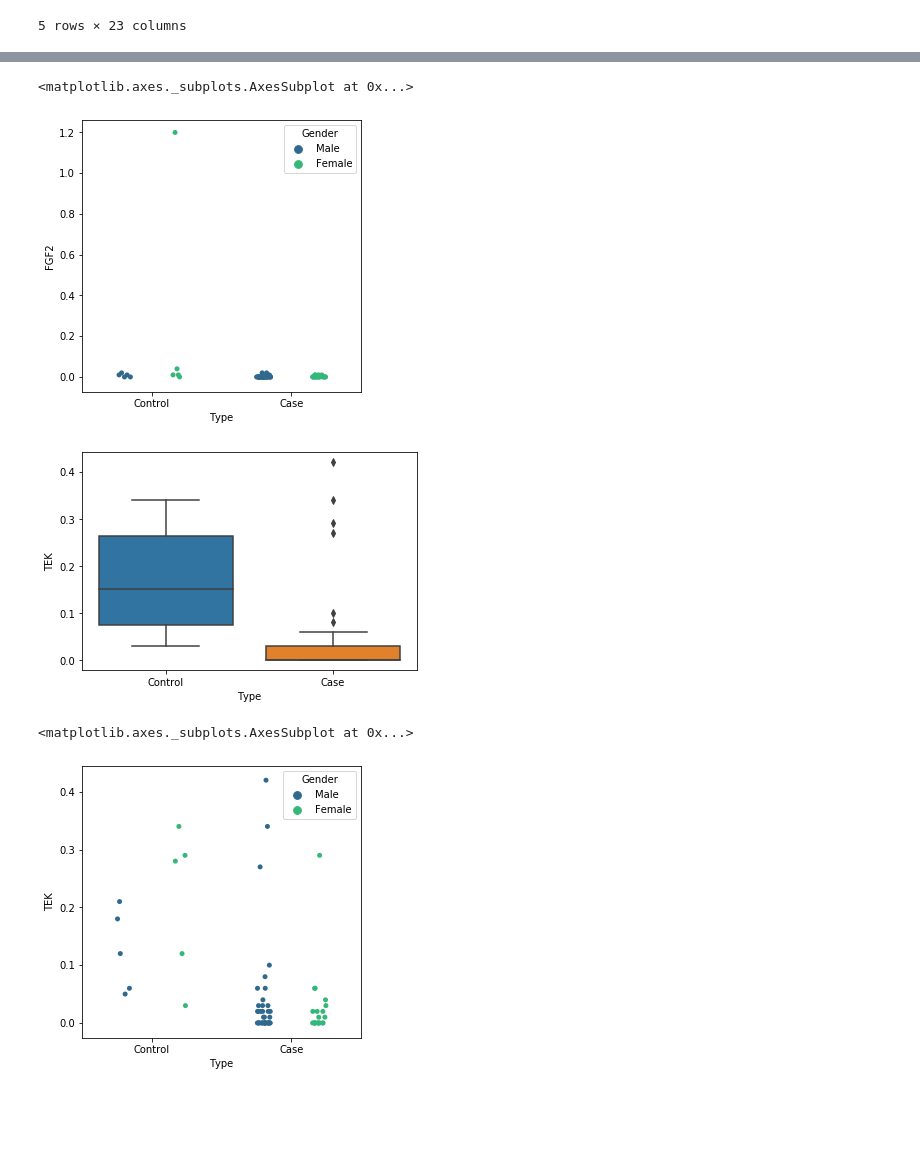
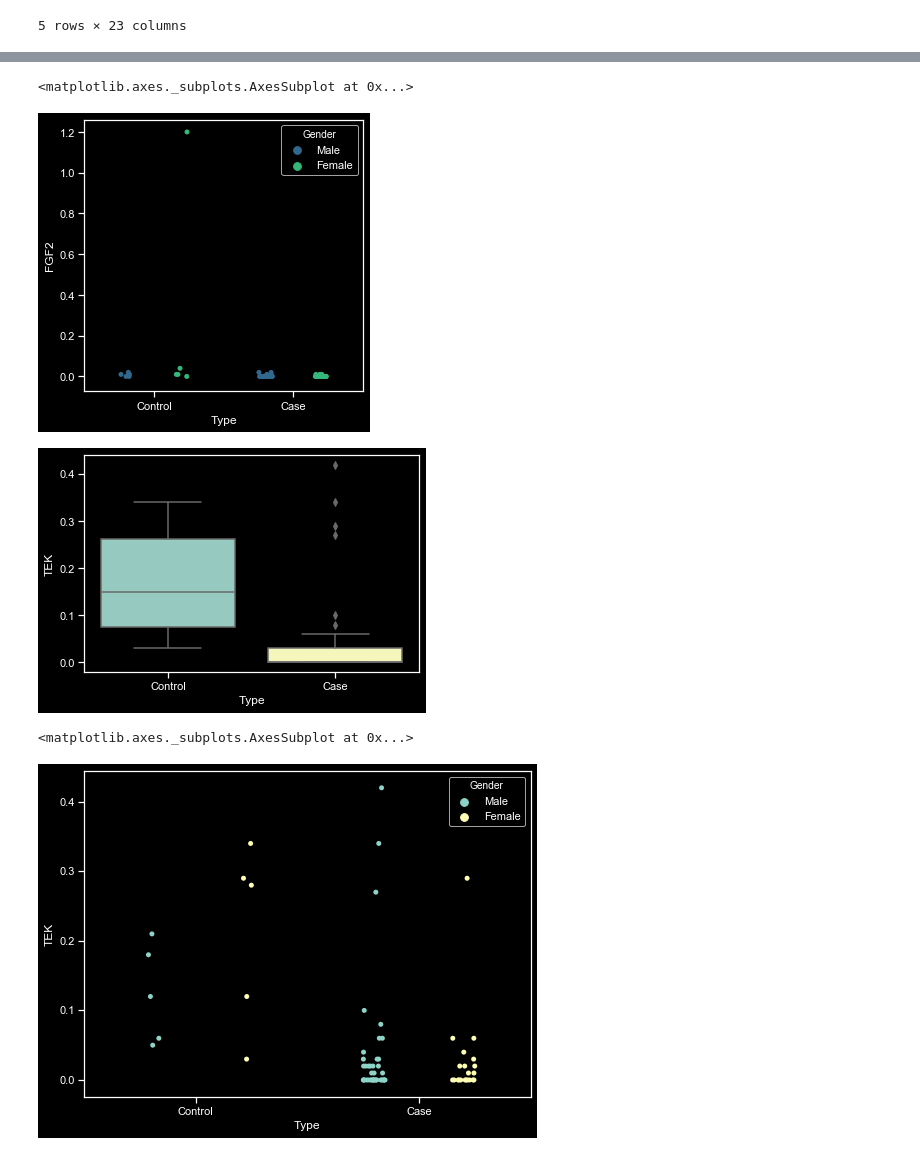
Before and after one commit to Viggyvenkat/HeartFailureDiagnosis, a Jupyter notebook: heart_failure_analysis.ipynb, the cells around one changed output, grey strips where cells are left out. Cells and saved outputs as stored; diff of their text form; code cells hidden in the pictures; blank space fills up the shorter version.

```diff
--- a/heart_failure_analysis.ipynb
+++ b/heart_failure_analysis.ipynb
@@ -86,4 +86,7 @@ genomic_cvd_df.head()
 | 3 | 651 | Control | 0.00 | 0.34 | 0.12 | 0.11 | 12.22 | 0.24 | 7.31 | 2.52 | ... | ... |
 | 4 | 652 | Control | 0.00 | 0.05 | 0.06 | 0.09 | 3.15 | 0.20 | 3.10 | 1.00 | ... | ... |
 5 rows × 23 columns
+# %%
+sns.set(style = "ticks")
+plt.style.use("dark_background")
 # %%
@@ -96,18 +99,18 @@ sns.stripplot(x='Type', y='FGF2', data=cvd_df,
 jitter=True, hue='Gender', dodge=True, palette='viridis')
 # %% [output]
 <matplotlib.axes._subplots.AxesSubplot at 0x...>
-[figure, old version]
+[figure, new version]
 # %%
 ax = sns.boxplot(x='Type', y='TEK', data=genomic_cvd_df, orient="v")
 # %% [output]
-[figure, old version]
+[figure, new version]
 # %%
-plt.figure(figsize=(5,5))
+plt.figure(figsize=(8,6))
 sns.stripplot(x='Type', y='TEK', data=cvd_df,
-jitter=True, hue='Gender', dodge=True, palette='viridis')
+jitter=True, hue='Gender', dodge=True)
 # %% [output]
 <matplotlib.axes._subplots.AxesSubplot at 0x...>
-[figure, old version]
+[figure, new version]
 # %%
 ax = sns.boxplot(x='Type', y='GJB6', data=genomic_cvd_df, orient="v")
 # %% [output]
```
Also changed, not shown: parts of 39 cells of this notebook.
